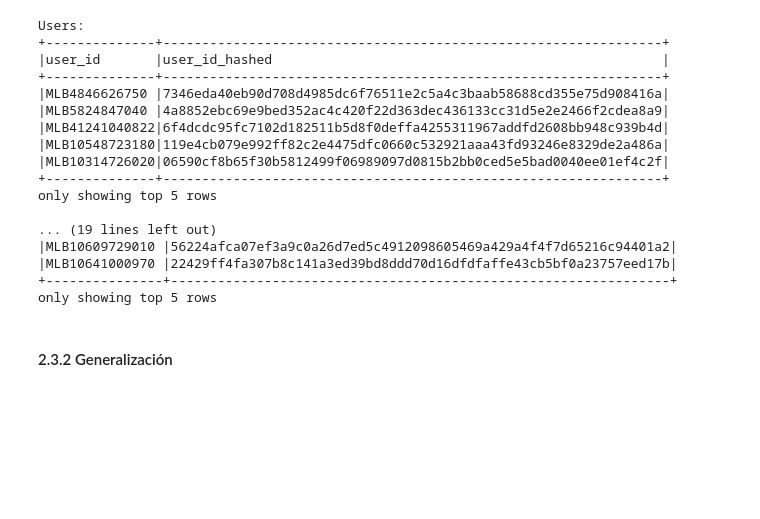
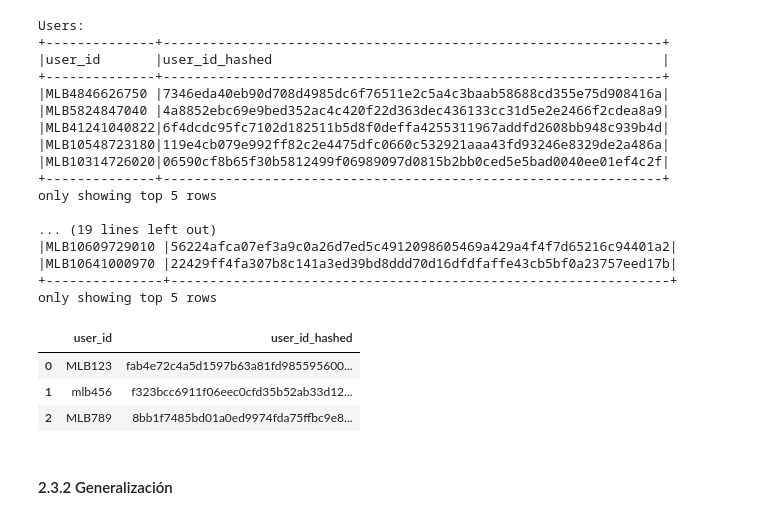
Before and after one commit to fernandezelias/ETL-Pipeline-PySpark-AstraDB, a Jupyter notebook: ETL_Cassandra_Astra.ipynb, the cells around one changed output. Cells and saved outputs as stored; diff of their text form; code cells hidden in the pictures; blank space fills up the shorter version.

```diff
--- a/ETL_Cassandra_Astra.ipynb
+++ b/ETL_Cassandra_Astra.ipynb
@@ -1011,6 +1011,30 @@ only showing top 5 rows
 |MLB10641000970 |22429ff4fa307b8c141a3ed39bd8ddd70d16dfdfaffe43cb5bf0a23757eed17b|
 +---------------+----------------------------------------------------------------+
 only showing top 5 rows
+# %%
+# Ejemplo ilustrativo (pandas) para mostrar el uso de funciones personalizadas de hashing
+# -----------------------------------------------------------
+# Aunque en el pipeline principal utilizamos funciones nativas de Spark (sha2) por eficiencia y escalabilidad,
+# este ejemplo sirve para mostrar cómo encapsular la lógica de hashing en funciones reutilizables (get_hash_value, hash_column).
+# Esto demuestra comprensión conceptual y capacidad de abstracción, incluso si no se usa en producción directamente.
+
+import pandas as pd
+
+# Se construye un mini dataset de ejemplo para aplicar las funciones
+df_demo = pd.DataFrame({
+    "user_id": ["MLB123", " mlb456 ", "MLB789"]
+})
+
+# Se aplica la función hash_column definida en etl_utils.py
+df_demo = hash_column(df_demo, "user_id")
+
+# Se muestran los resultados: columna original + columna hasheada
+df_demo
+# %% [output]
+|  | user_id | user_id_hashed |
+| 0 | MLB123 | fab4e72c4a5d1597b63a81fd985595600... |
+| 1 | mlb456 | f323bcc6911f06eec0cfd35b52ab33d12... |
+| 2 | MLB789 | 8bb1f7485bd01a0ed9974fda75ffbc9e8... |
 # %% [markdown]
 #### 2.3.2 Generalización
 # %% [markdown]
```
